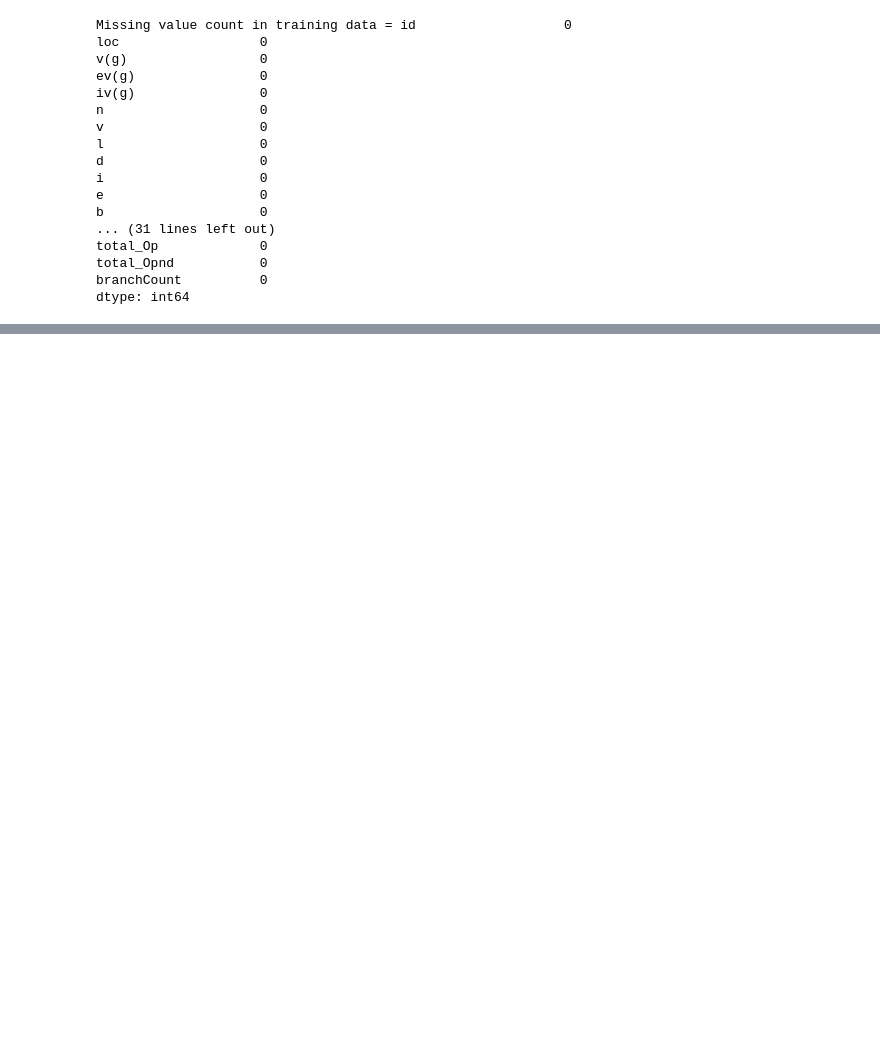
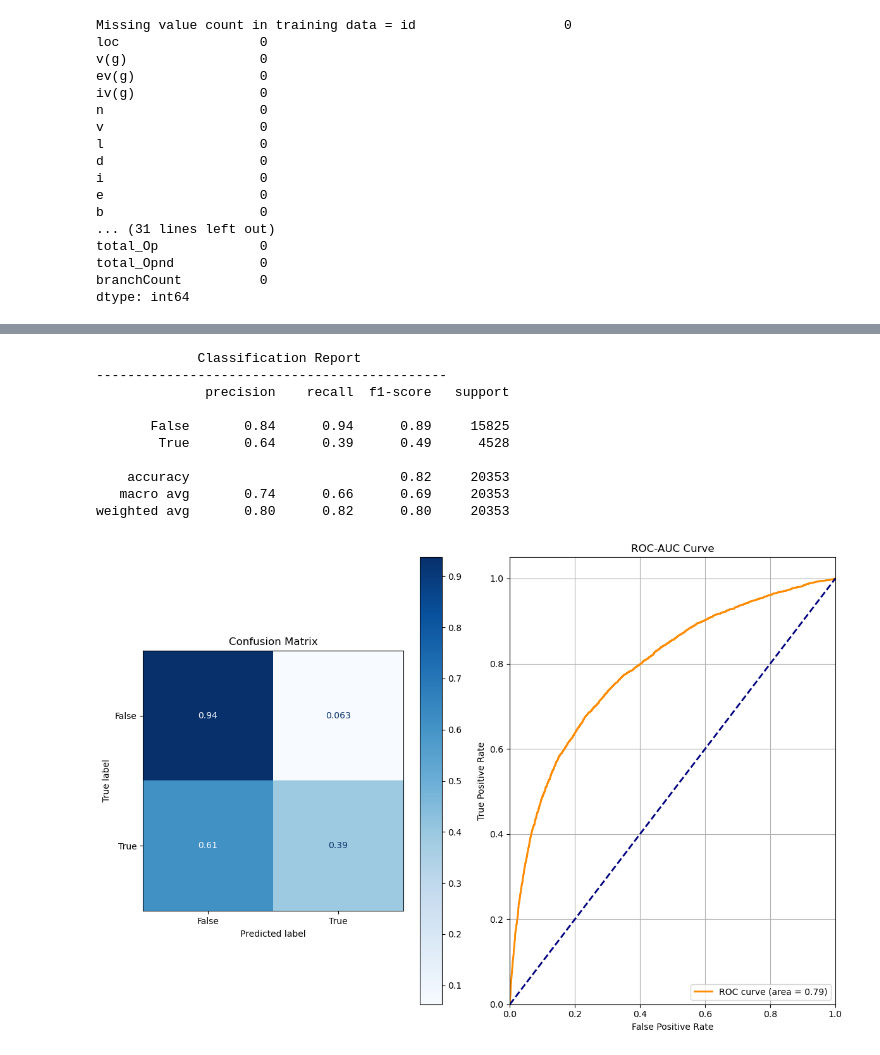
Before and after one commit to duranyi46/kaggle_comp_practice, a Jupyter notebook: softwaredefect/notebook.ipynb, the cells around one changed output, grey strips where cells are left out. Cells and saved outputs as stored; diff of their text form; code cells hidden in the pictures; blank space fills up the shorter version.

```diff
--- a/softwaredefect/notebook.ipynb
+++ b/softwaredefect/notebook.ipynb
@@ -197,0 +268,15 @@ dtype: int64
+# %%
+# Best model evaluation
+evaluate_model(best_rf_model, X_val, y_val)
+# %% [output]
+             Classification Report
+---------------------------------------------
+              precision    recall  f1-score   support
+
+       False       0.84      0.94      0.89     15825
+        True       0.64      0.39      0.49      4528
+
+    accuracy                           0.82     20353
+   macro avg       0.74      0.66      0.69     20353
+weighted avg       0.80      0.82      0.80     20353
+[figure, added]
```
Also changed, not shown: parts of 18 cells of this notebook, 1 other file.
